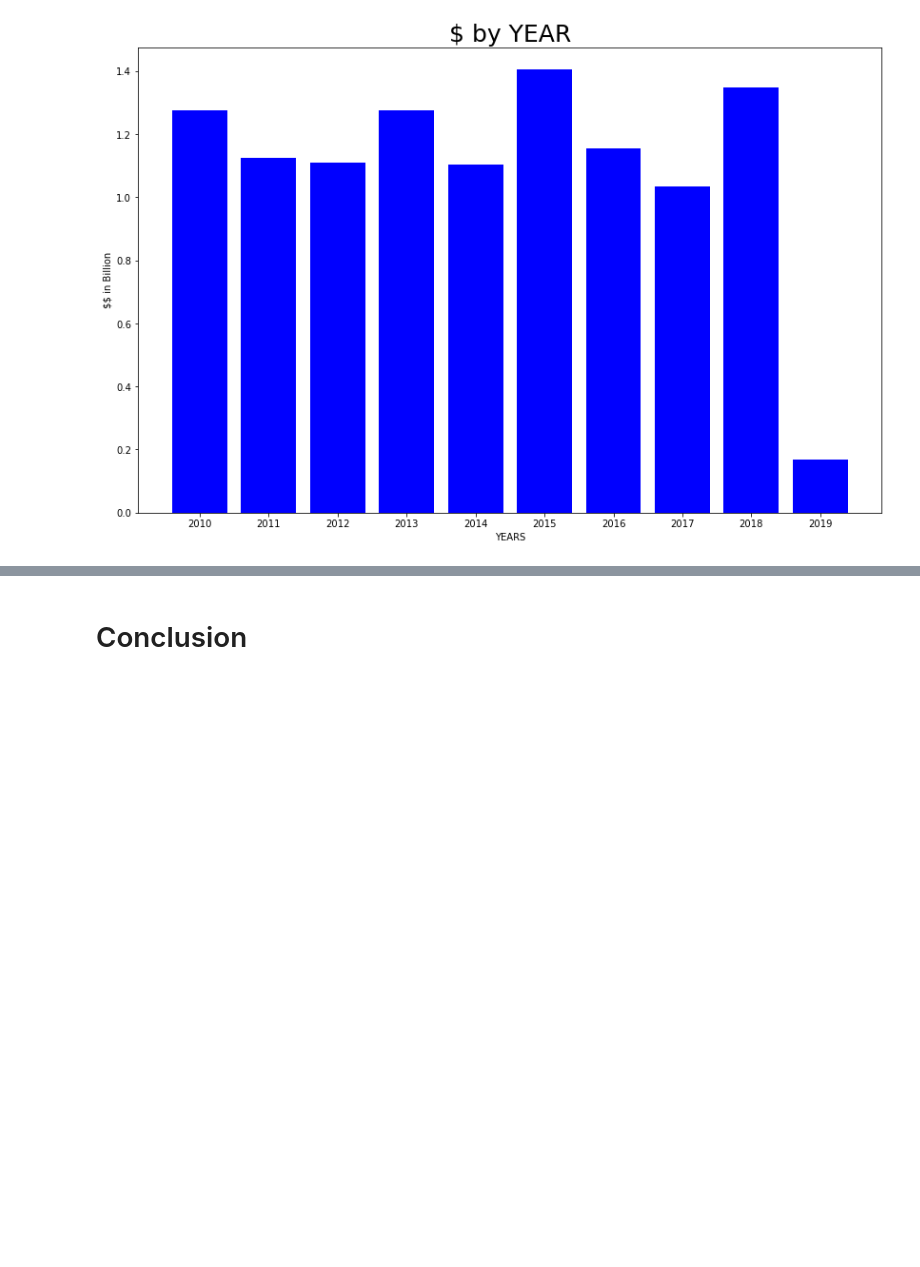
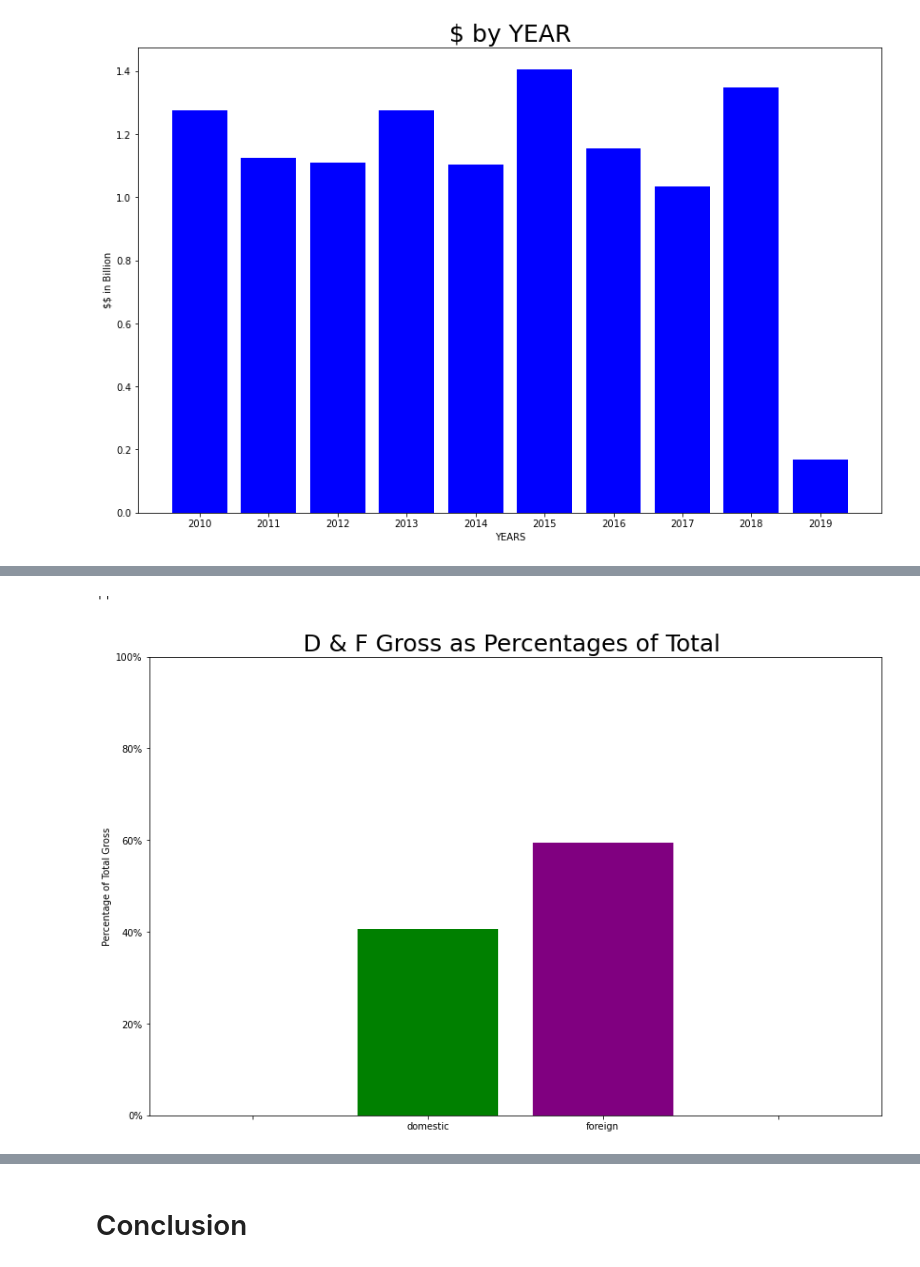
Before and after one commit to gt1719/Movie-Data-Analysis, a Jupyter notebook: movie_data_analysis.ipynb, the cells around one changed output, grey strips where cells are left out. Saved outputs shown, nothing was run; the diff lists cells and outputs as text; code cells hidden in the pictures; blank space fills up the shorter version.

```diff
--- a/movie_data_analysis.ipynb
+++ b/movie_data_analysis.ipynb
@@ -496,3 +522,6 @@ start_year
+# %%
+domestic_percentage = df_merge['domestic_gross'].sum() / df_merge['total_gross'].sum() * 100
+foreign_percentage = df_merge['foreign_gross'].sum() / df_merge['total_gross'].sum() * 100
 # %% [markdown]
  # Analysis
 # %%
@@ -581,0 +610,21 @@ fig.savefig("YEAR.png")
+# %%
+fig, ax = plt.subplots(figsize=(14, 9))
+
+# Use plot() function to create a plot using above values
+ax.bar(range(4), [0, domestic_percentage, foreign_percentage, 0], color=["purple", "green"])
+ax.set_xticklabels([" ", 'domestic', 'foreign', " "], rotation=0)
+ax.set_xticks(range(4))
+yticker = ticker.FormatStrFormatter('%.0f%%')
+ax.yaxis.set_major_formatter(yticker)
+# Add labels for x and y axes
+ax.set_xlabel('')
+ax.set_ylabel('Percentage of Total Gross')
+
+# Add a title for the plot
+ax.set_title('D & F Gross as Percentages of Total ', fontdict={"fontsize":25})
+ax.set_ylim((0, 100))
+fig.savefig("df.png")
+;
+# %% [output]
+''
+[figure, added]
```
Also changed, not shown: parts of 17 cells of this notebook, 4 other files.
